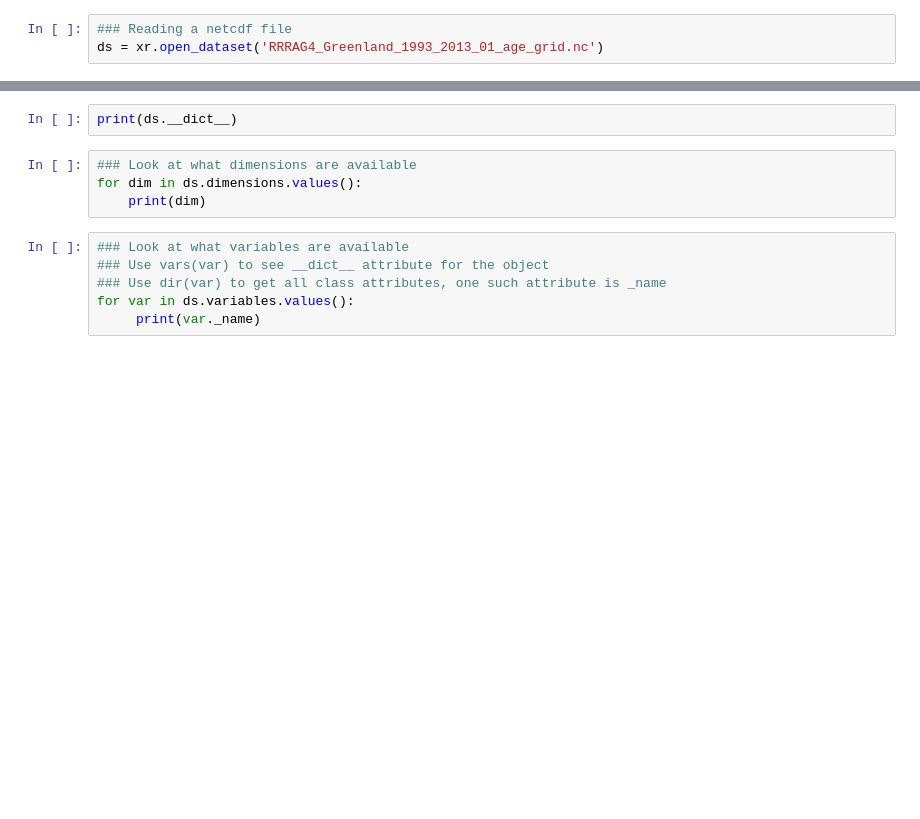
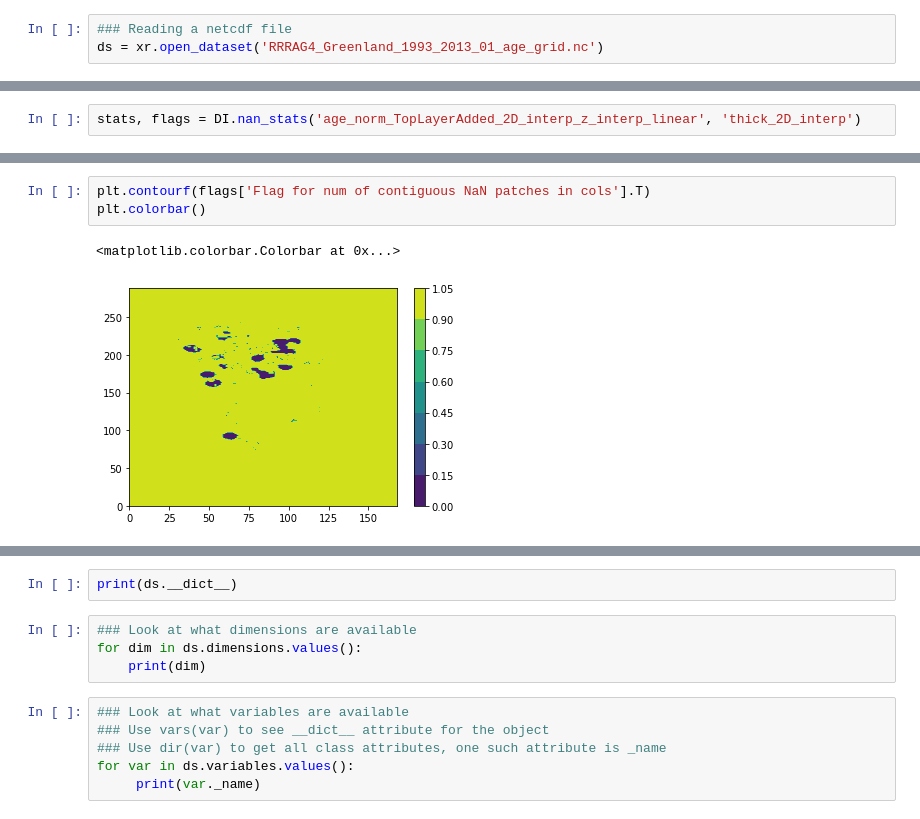
Before and after one commit to Shreyas911/sicopolis_tapenade_tools, a Jupyter notebook: radiostratigraphy data/visualize.ipynb, the cells around one changed output, grey strips where cells are left out. Saved outputs shown, nothing was run; the diff lists cells and outputs as text; blank space fills up the shorter version.

```diff
--- a/radiostratigraphy data/visualize.ipynb
+++ b/radiostratigraphy data/visualize.ipynb
@@ -337,0 +387,2 @@ plt.scatter(np.linspace(0., 1., len(DI.ds['number of vertical layers'])),DI.ds['
+# %%
+stats, flags = DI.nan_stats('age_norm_TopLayerAdded_2D_interp_z_interp_linear', 'thick_2D_interp')
@@ -337,0 +407,6 @@ plt.scatter(np.linspace(0., 1., len(DI.ds['number of vertical layers'])),DI.ds['
+# %%
+plt.contourf(flags['Flag for num of contiguous NaN patches in cols'].T)
+plt.colorbar()
+# %% [output]
+<matplotlib.colorbar.Colorbar at 0x...>
+[figure, added]
```
Also changed, not shown: parts of 8 cells of this notebook.
